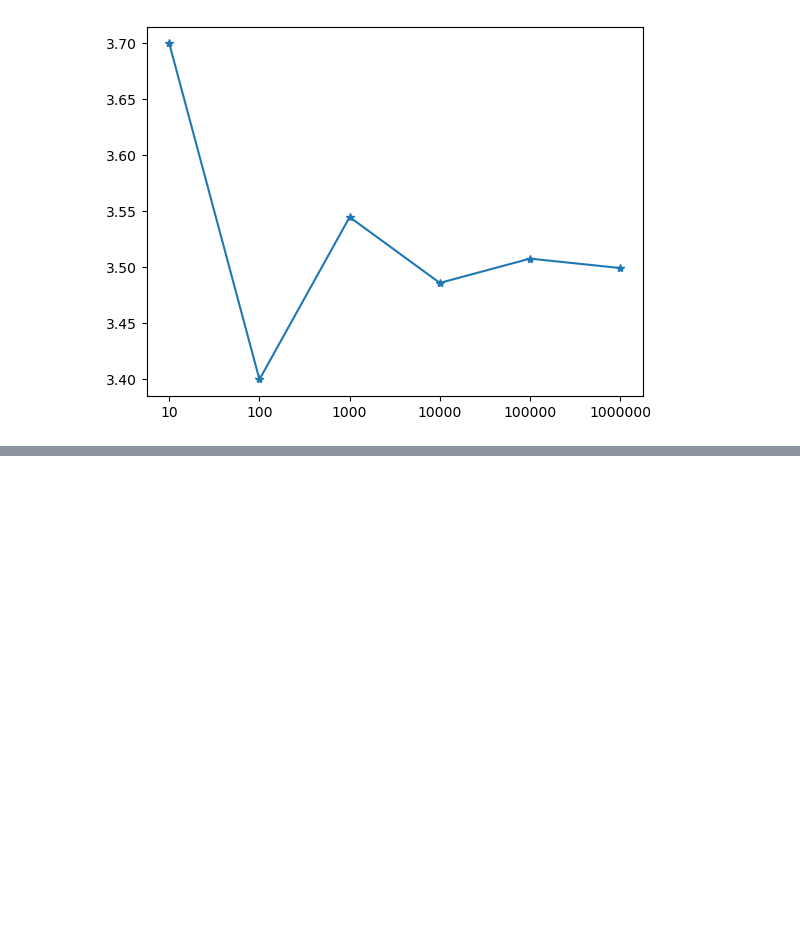
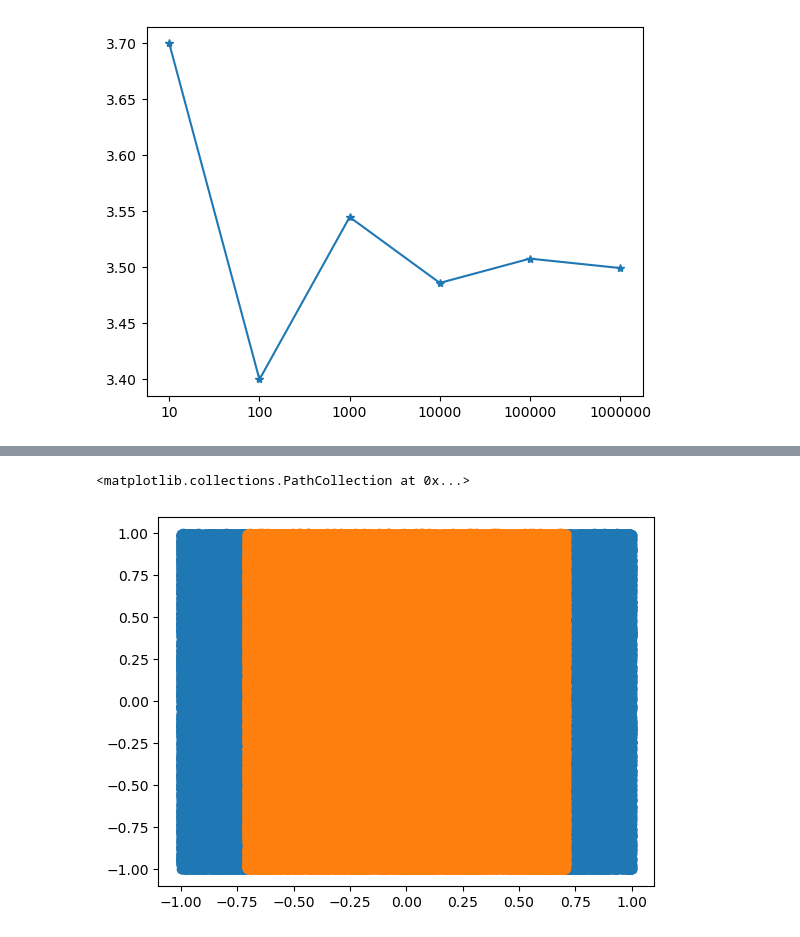
Before and after one commit to machinelearnning/Python-Programmering-Mustafa-Yosufi, a Jupyter notebook: Exercises/exercise10.ipynb, the cells around one changed output, grey strips where cells are left out. Saved outputs shown, nothing was run; the diff lists cells and outputs as text; code cells hidden in the pictures; blank space fills up the shorter version.

```diff
--- a/Exercises/exercise10.ipynb
+++ b/Exercises/exercise10.ipynb
@@ -20,0 +31,14 @@ lis = []
+# %%
+import numpy as np
+import matplotlib.pyplot as plt
+import pandas as pd
+# 3. Monte Carlo simulation
+
+xu = np.random.uniform(-1, 1, 500_000)
+yu = np.random.uniform(-1, 1, 500_000)
+
+
+df["xx"] = np.where(np.sqrt(np.power(df["xx"] - 0, 2)+ np.power(df["xx"] - 0, 2)) > 1, 0, 1)
+# %% [output]
+<matplotlib.collections.PathCollection at 0x...>
+[figure, added]
```
Also changed, not shown: parts of 1 cell of this notebook, 4 other files.
